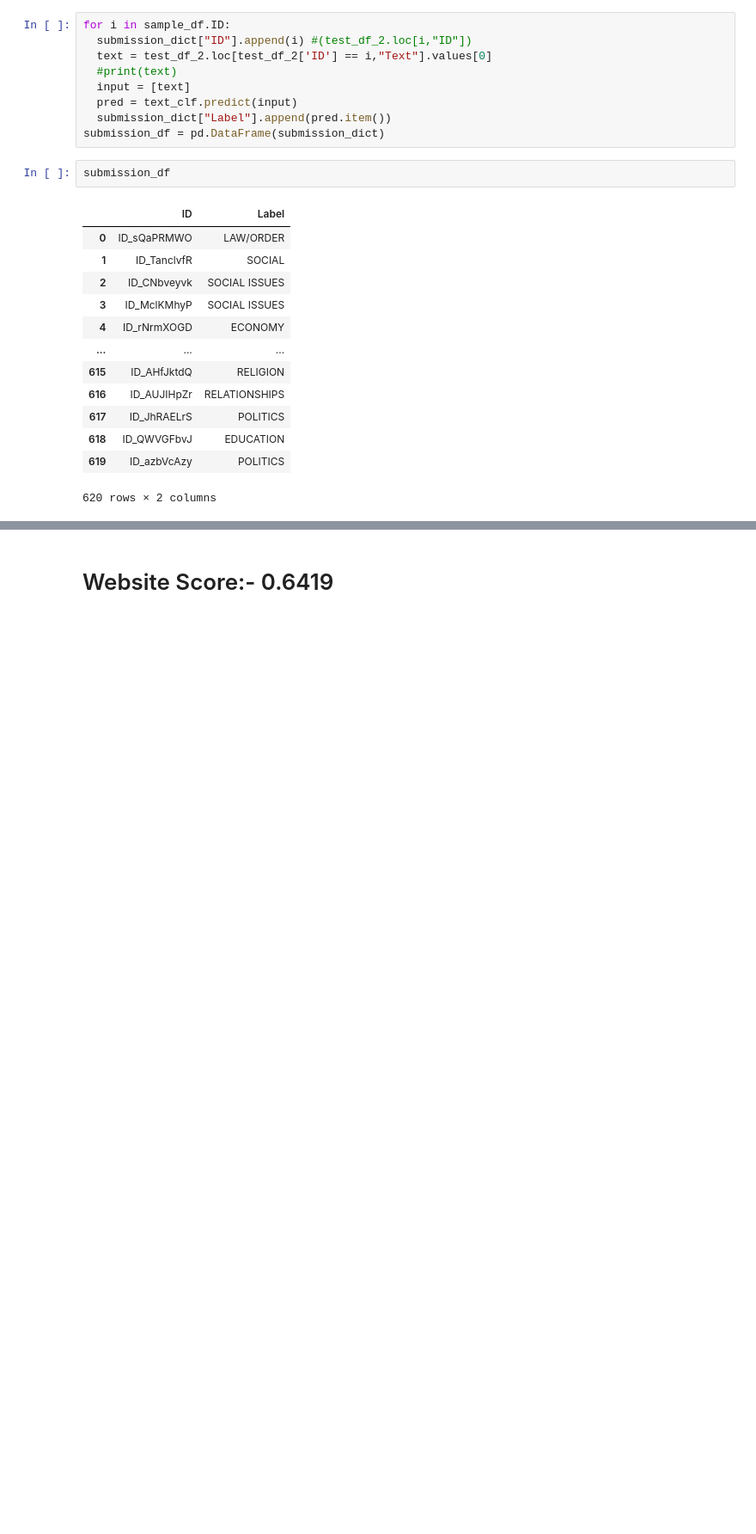
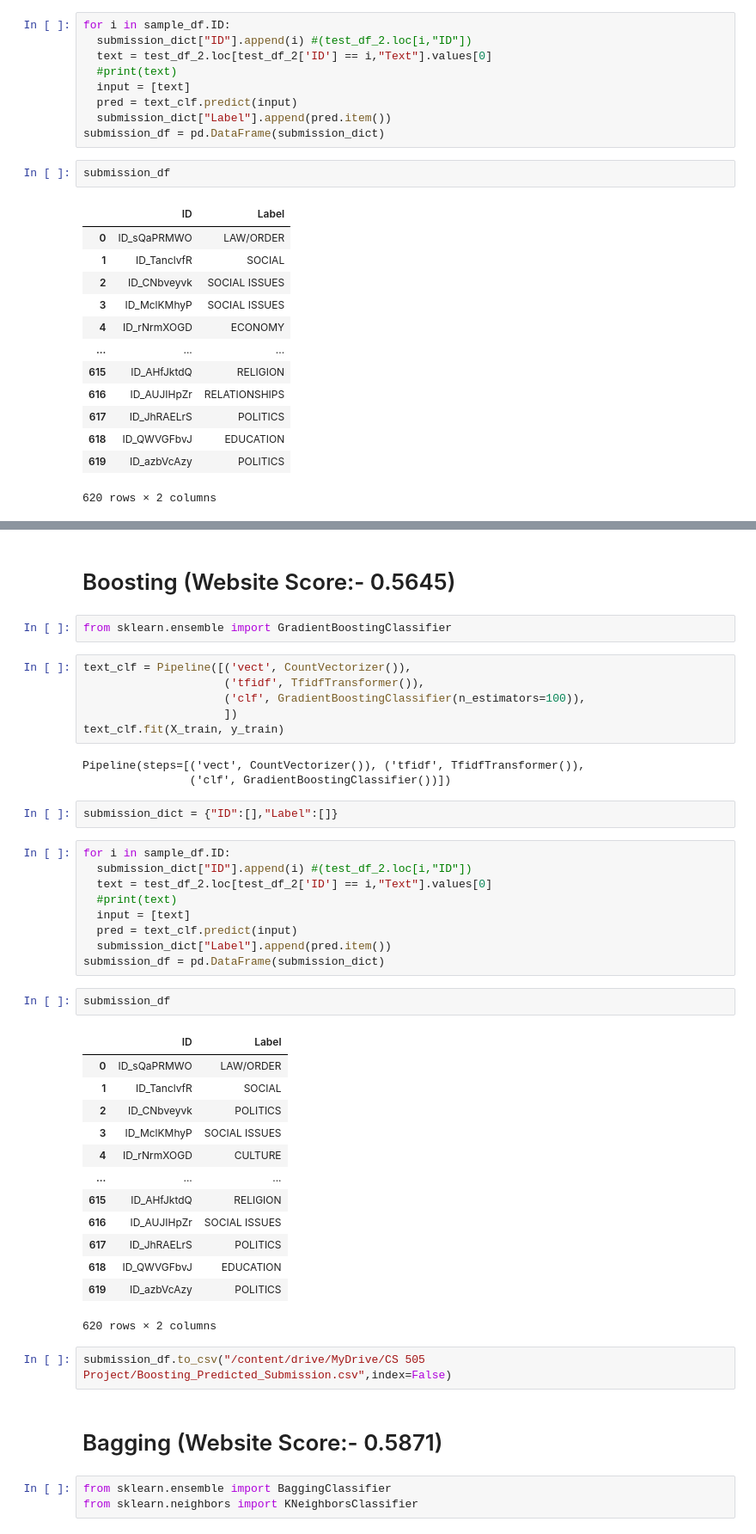
Before and after one commit to nicholaszotalis/505Project, a Jupyter notebook: Rocchio_Boosting_Bagging_Classification.ipynb, the cells around one changed output, grey strips where cells are left out. Shown at 86% size. Drawn from its saved outputs; the diff is of its cells as text; blank space fills up the shorter version.

```diff
--- a/Rocchio_Boosting_Bagging_Classification.ipynb
+++ b/Rocchio_Boosting_Bagging_Classification.ipynb
@@ -246,2 +254,47 @@ submission_df.to_csv("/content/drive/MyDrive/CS 505 Project/Predicted_Submission
 # %% [markdown]
-# Website Score:- 0.6419
+# Boosting (Website Score:- 0.5645)
+# %%
+from sklearn.ensemble import GradientBoostingClassifier
+# %%
+text_clf = Pipeline([('vect', CountVectorizer()),
+                     ('tfidf', TfidfTransformer()),
+                     ('clf', GradientBoostingClassifier(n_estimators=100)),
+                     ])
+text_clf.fit(X_train, y_train)
+# %% [output]
+Pipeline(steps=[('vect', CountVectorizer()), ('tfidf', TfidfTransformer()),
+                ('clf', GradientBoostingClassifier())])
+# %%
+submission_dict = {"ID":[],"Label":[]}
+# %%
+for i in sample_df.ID:
+  submission_dict["ID"].append(i) #(test_df_2.loc[i,"ID"])
+  text = test_df_2.loc[test_df_2['ID'] == i,"Text"].values[0]
+  #print(text)
+  input = [text]
+  pred = text_clf.predict(input)
+  submission_dict["Label"].append(pred.item())
+submission_df = pd.DataFrame(submission_dict)
+# %%
+submission_df
+# %% [output]
+|  | ID | Label |
+| 0 | ID_sQaPRMWO | LAW/ORDER |
+| 1 | ID_TanclvfR | SOCIAL |
+| 2 | ID_CNbveyvk | POLITICS |
+| 3 | ID_MclKMhyP | SOCIAL ISSUES |
+| 4 | ID_rNrmXOGD | CULTURE |
+| ... | ... | ... |
+| 615 | ID_AHfJktdQ | RELIGION |
+| 616 | ID_AUJIHpZr | SOCIAL ISSUES |
+| 617 | ID_JhRAELrS | POLITICS |
+| 618 | ID_QWVGFbvJ | EDUCATION |
+| 619 | ID_azbVcAzy | POLITICS |
+620 rows × 2 columns
+# %%
+submission_df.to_csv("/content/drive/MyDrive/CS 505 Project/Boosting_Predicted_Submission.csv",index=False)
+# %% [markdown]
+# Bagging (Website Score:- 0.5871)
+# %%
+from sklearn.ensemble import BaggingClassifier
+from sklearn.neighbors import KNeighborsClassifier
```
Also changed, not shown: parts of 13 cells of this notebook.
